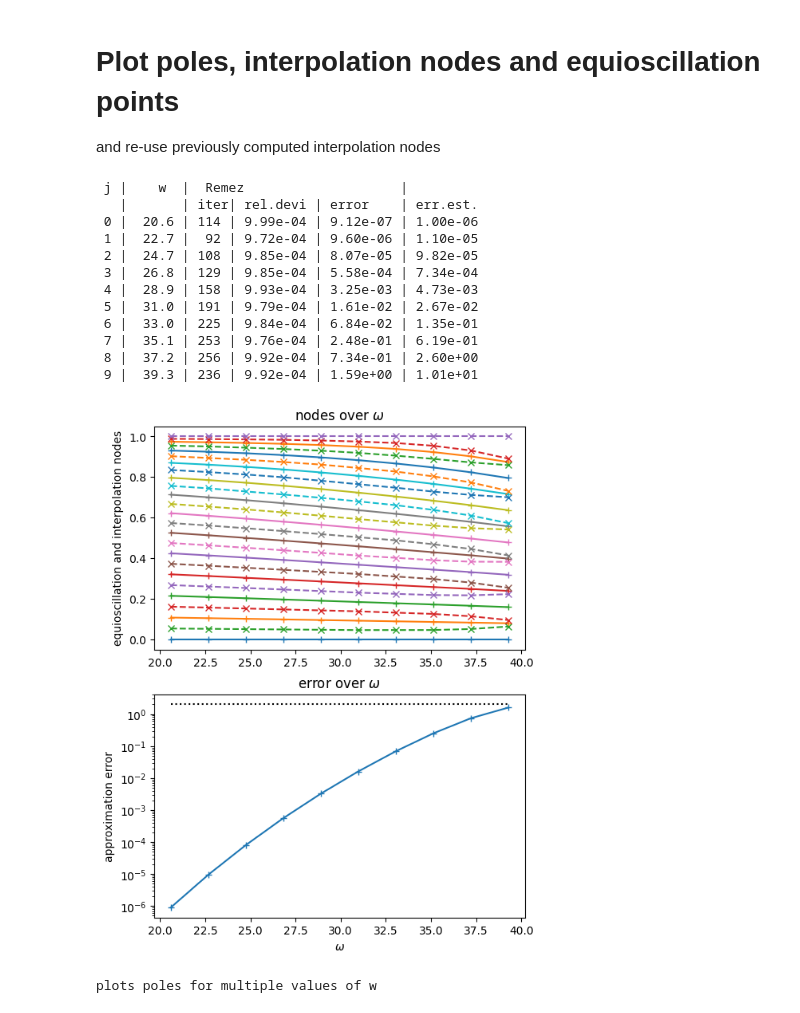
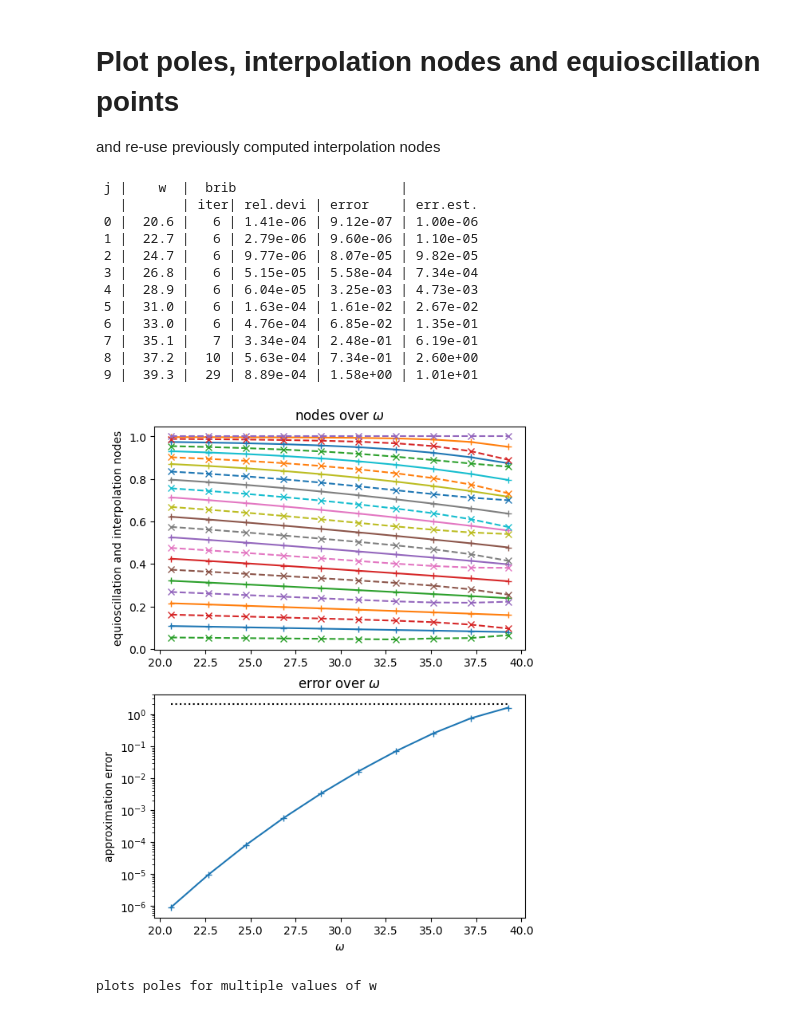
Before and after one commit to newbisi/rexpi, a Jupyter notebook: examples/ex2_polesandnodes.ipynb, the cells around one changed output. Saved outputs shown, nothing was run; the diff lists cells and outputs as text; code cells hidden in the pictures.

Commit message:
updates from rexpi-dev rep

```diff
--- a/examples/ex2_polesandnodes.ipynb
+++ b/examples/ex2_polesandnodes.ipynb
@@ -21,20 +21,17 @@ polesimag = np.zeros((n,nw))
 nodes_pos = None
 usetol=1e-3
 
-print(" j |    w  |  Remez                    |")
+print(" j |    w  |  brib                     |")
 print("   |       | iter| rel.devi | error    | err.est.")
 for (ij,w) in zip(range(len(ws)),ws):
-    rx, brnodes, allerr = rexpi.brib(w = w, n = n, nodes_pos = nodes_pos, npi=50,
-                                      maxiter = 700, tolequi = usetol, step_factor=0.02)
-    intnodes, equnodes = brnodes[1],brnodes[0]
+    rx, info = rexpi.brib(w = w, n = n, tolequi = 1e-3)
+    success, accuracy, [nodes_pos, equnodes], allerr, tracknodes, nodesphis, timings = info
     errors1 = list(zip(*allerr))[0]
     deviations1 = list(zip(*allerr))[1]
 
-    nodes_pos = intnodes[intnodes>=0]
-
     errestnow = rexpi.buerrest(n,w)
-    inodes[:,ij] = intnodes
-    eopoints[:,ij] = equnodes
+    inodes[:n,ij] = nodes_pos
+    eopoints[:n+1,ij] = equnodes
     aprxerr[ij] = errors1[-1]
 
     lams = rx.getpoles()
@@ -43,35 +40,35 @@ for (ij,w) in zip(range(len(ws)),ws):
 
     print("{:2d} |  {:4.1f} | {:3d} | {:.2e} | {:.2e} | {:.2e}".format(ij,w, len(allerr),deviations1[-1],errors1[-1], errestnow))
 # %% [output]
- j |    w  |  Remez                    |
+ j |    w  |  brib                     |
    |       | iter| rel.devi | error    | err.est.
- 0 |  20.6 | 114 | 9.99e-04 | 9.12e-07 | 1.00e-06
- 1 |  22.7 |  92 | 9.72e-04 | 9.60e-06 | 1.10e-05
- 2 |  24.7 | 108 | 9.85e-04 | 8.07e-05 | 9.82e-05
- 3 |  26.8 | 129 | 9.85e-04 | 5.58e-04 | 7.34e-04
- 4 |  28.9 | 158 | 9.93e-04 | 3.25e-03 | 4.73e-03
- 5 |  31.0 | 191 | 9.79e-04 | 1.61e-02 | 2.67e-02
- 6 |  33.0 | 225 | 9.84e-04 | 6.84e-02 | 1.35e-01
- 7 |  35.1 | 253 | 9.76e-04 | 2.48e-01 | 6.19e-01
- 8 |  37.2 | 256 | 9.92e-04 | 7.34e-01 | 2.60e+00
- 9 |  39.3 | 236 | 9.92e-04 | 1.59e+00 | 1.01e+01
+ 0 |  20.6 |   6 | 1.41e-06 | 9.12e-07 | 1.00e-06
+ 1 |  22.7 |   6 | 2.79e-06 | 9.60e-06 | 1.10e-05
+ 2 |  24.7 |   6 | 9.77e-06 | 8.07e-05 | 9.82e-05
+ 3 |  26.8 |   6 | 5.15e-05 | 5.58e-04 | 7.34e-04
+ 4 |  28.9 |   6 | 6.04e-05 | 3.25e-03 | 4.73e-03
+ 5 |  31.0 |   6 | 1.63e-04 | 1.61e-02 | 2.67e-02
+ 6 |  33.0 |   6 | 4.76e-04 | 6.85e-02 | 1.35e-01
+ 7 |  35.1 |   7 | 3.34e-04 | 2.48e-01 | 6.19e-01
+ 8 |  37.2 |  10 | 5.63e-04 | 7.34e-01 | 2.60e+00
+ 9 |  39.3 |  29 | 8.89e-04 | 1.58e+00 | 1.01e+01
 # %%
 fig, axs = plt.subplots(2,1,figsize=(6,8))
 
 # plot only positive interpolation nodes
 for j in range(n):
-    axs[0].plot(ws,inodes[n+j,:],'-+',markersize=6)
+    axs[0].plot(ws,inodes[j,:],'-+',markersize=6)
 for j in range(n+1):
-    axs[0].plot(ws,eopoints[n+1+j,:],'--x')
+    axs[0].plot(ws,eopoints[j,:],'--x')
 axs[0].title.set_text("nodes over $\omega$")
 axs[0].set_ylabel("equioscillation and interpolation nodes")
 axs[1].semilogy(ws,aprxerr,'-+')
 axs[1].semilogy([ws[0],ws[-1]],[2,2],':k')
 axs[1].title.set_text("error over $\omega$")
 axs[1].set_ylabel("approximation error")
 axs[1].set_xlabel("$\omega$");
 # %% [output]
-[figure, old version]
+[figure, new version]
 # %%
 print("plots poles for multiple values of w")
 for j in range(len(ws)):
```
Also changed, not shown: 13 other files.
